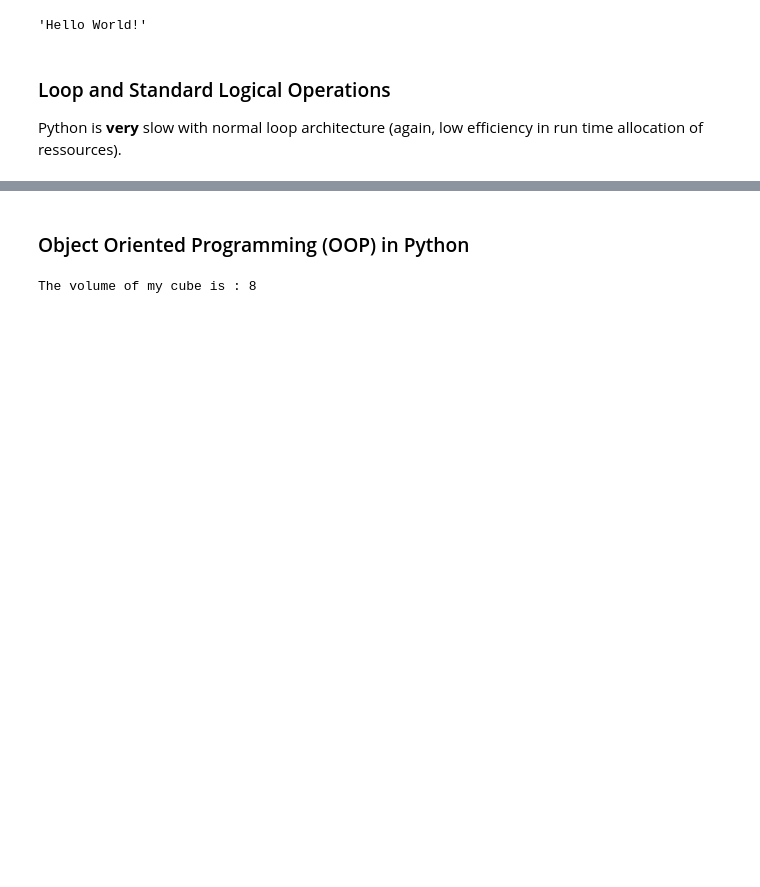
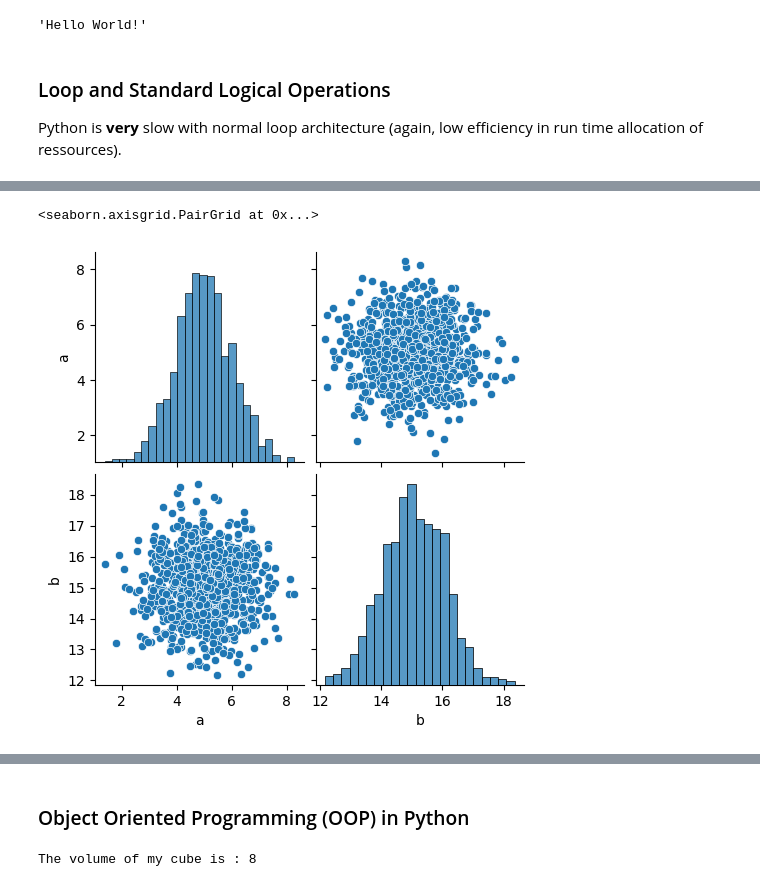
Before and after one commit to YellowCranberry/Software-Plumbing-Python-2022, a Jupyter notebook: Intro.ipynb, the cells around one changed output, grey strips where cells are left out. Drawn from its saved outputs; the diff is of its cells as text; code cells hidden in the pictures; blank space fills up the shorter version.

```diff
--- a/Intro.ipynb
+++ b/Intro.ipynb
@@ -227,0 +378,8 @@ pandas example of creating a dataframe, using it to display stuff, applying oper
+# %%
+# plotting data relation using seaborn
+import seaborn as sns
+
+sns.pairplot(df)
+# %% [output]
+<seaborn.axisgrid.PairGrid at 0x...>
+[figure, added]
```
Also changed, not shown: parts of 30 cells of this notebook, 2 other files.
